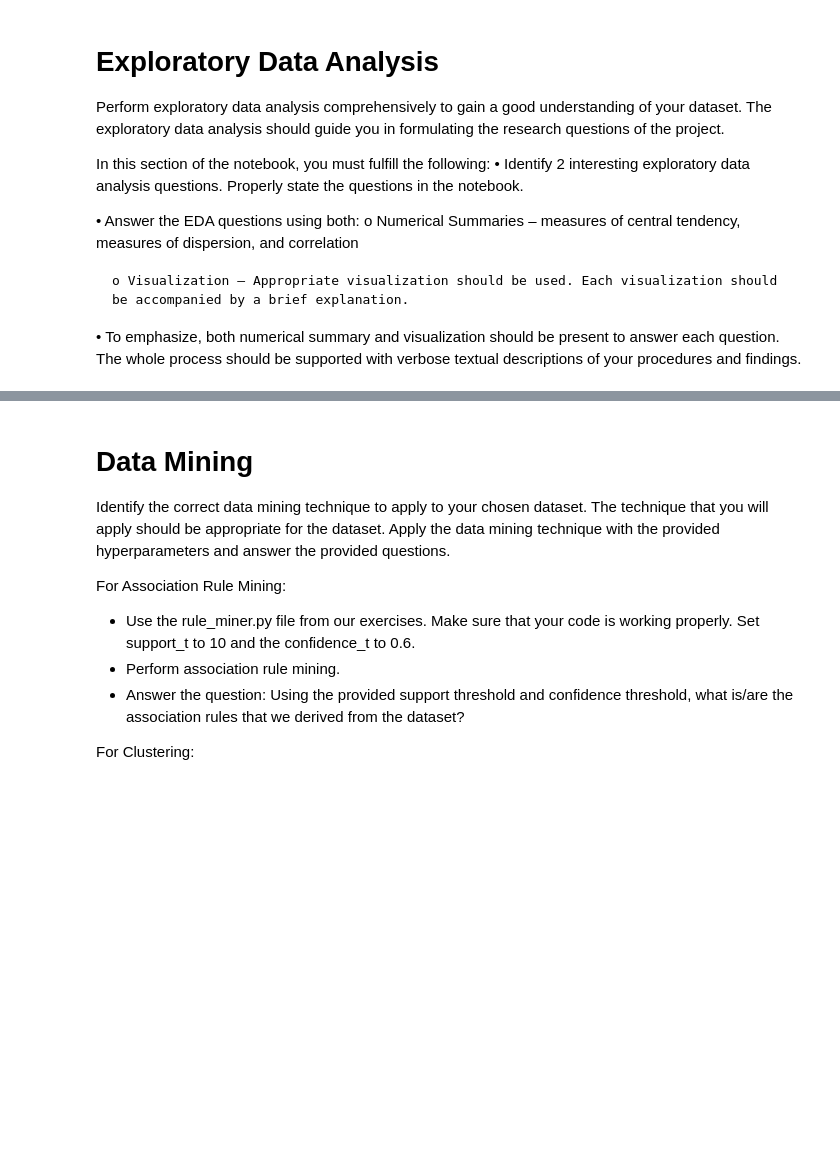
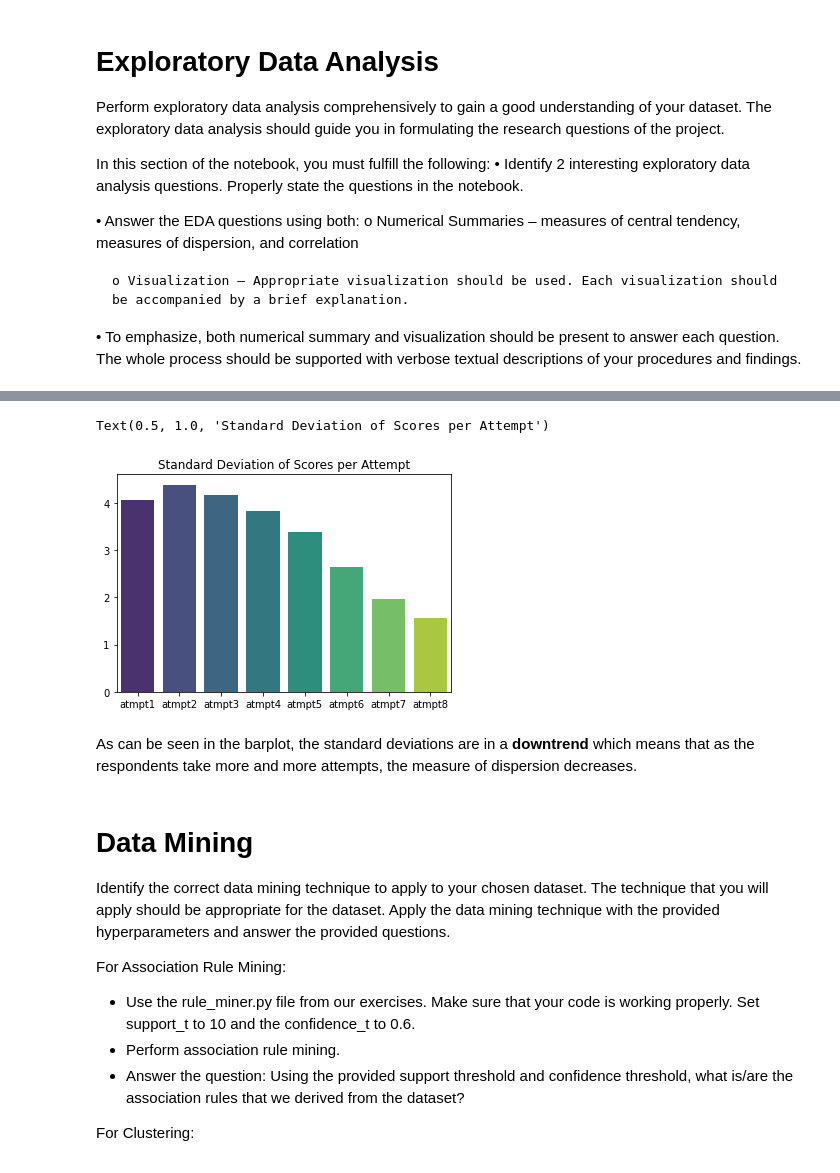
Before and after one commit to rileyuy/CSMODEL_Project_2, a Jupyter notebook: Project 2.ipynb, the cells around one changed output, grey strips where cells are left out. Cells and saved outputs as stored; diff of their text form; code cells hidden in the pictures; blank space fills up the shorter version.

```diff
--- a/Project 2.ipynb
+++ b/Project 2.ipynb
@@ -109,0 +142,4 @@ questions in the notebook.
+# %%
+stds = df.std()
+
+stds
@@ -110,3 +156,12 @@ questions in the notebook.
+# %%
+sns.barplot(x=stds.index, y=stds, palette="viridis")
+
+plt.title("Standard Deviation of Scores per Attempt")
+# %% [output]
+Text(0.5, 1.0, 'Standard Deviation of Scores per Attempt')
+[figure, added]
+# %% [markdown]
+As can be seen in the barplot, the standard deviations are in a **downtrend** which means that as the respondents take more and more attempts, the measure of dispersion decreases.
 # %% [markdown]
 # Data Mining
 
```
Also changed, not shown: parts of 10 cells of this notebook.
